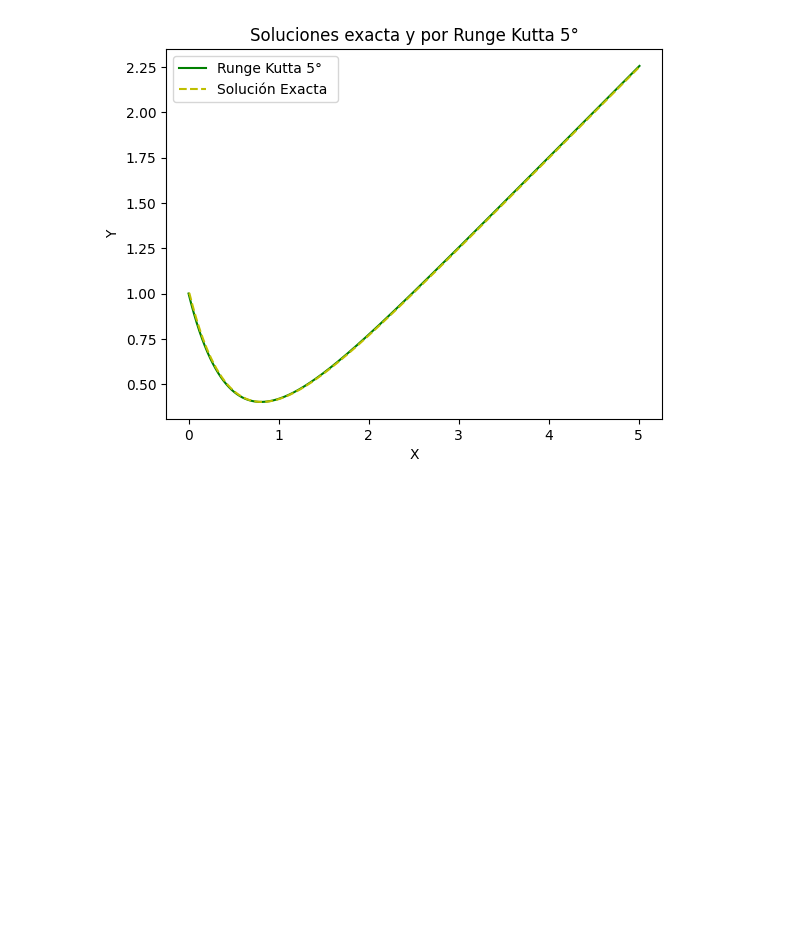
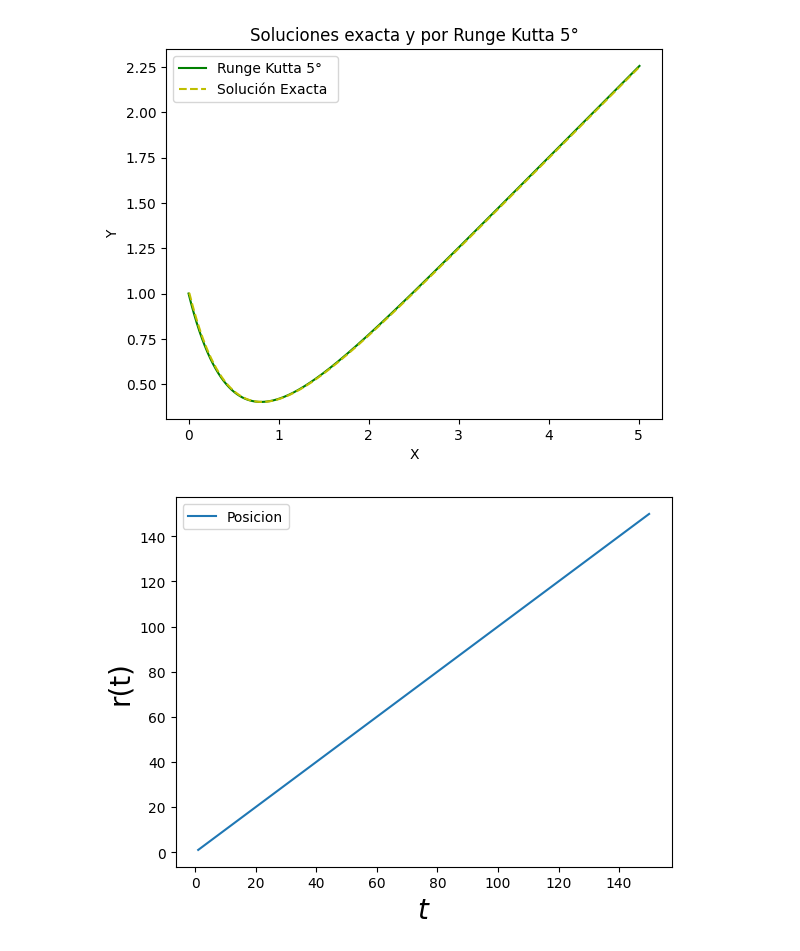
Before and after one commit to ProfRTRD/Proyecto-final, a Jupyter notebook: Proyecto_final.ipynb, the cells around one changed output. Cells and saved outputs as stored; diff of their text form; code cells hidden in the pictures; blank space fills up the shorter version.

```diff
--- a/Proyecto_final.ipynb
+++ b/Proyecto_final.ipynb
@@ -155,24 +155,28 @@ def phi(a,b,c,d,e):
   A = (7*a + 32*b + 12*c + 32*d + 7*e)/90
   return A
 
-def f(t,p1,p2,q1,q2):
-  return p2
+def pos1(t,p1,p2,q1,q2):
+  return p1/m1
 
-def g(t,p1,p2,q1,q2):
-  return p1
+def pos2(t,p1,p2,q1,q2):
+  return p2/m2
 
-def l(t,p1,p2,q1,q2):
-  return q1
+def en1(t,p1,p2,q1,q2):
+  return v_0*((-np.exp(-q1/d)/d)+np.exp((q1-q2)/d)/d)
 
-def k(t,p1,p2,q1,q2):
-  return q2
+def en2(t,p1,p2,q1,q2):
+  return v_0*((-np.exp(q2/d)/d)-np.exp((q1-q2)/d)/d)
 
 p1=1
 p2=1
-q1 = 1
-q2 = 1
+q1 = 0.001
+q2 = 0.001
+v_0=1
+m1=1
+m2=1
+d=1
 t=0
-h=0.001
+h=0.01
 T = [t]
 P1 = [p1]
 P2 = [p2] #Guardara los valores para graficarlos
@@ -180,58 +184,67 @@ Q1 = [q1]
 Q2 = [q2]
 
 while t <= 5:
-  k_1p1 = f(t,p1,p2,q1,q2)
-  k_1p2 = g(t,p1,p2,q1,q2)
-  k_1q1 = l(t,p1,p2,q1,q2)
-  k_1q2 = k(t,p1,p2,q1,q2)
+  k_1p1 = pos1(t,p1,p2,q1,q2)
+  k_1p2 = pos2(t,p1,p2,q1,q2)
+  k_1q1 = en1(t,p1,p2,q1,q2)
+  k_1q2 = en2(t,p1,p2,q1,q2)
 
-  k_2p1 = f(t + 0.25*h, p1 + 0.25*k_1p1*h , p2 + 0.25*k_1p1*h, q1+0.25*k_1p1*h, q2 + 0.25*k_1p1*h)
-  k_2p2 = g(t + 0.25*h, p1 + 0.25*k_1p1*h , p2 + 0.25*k_1p1*h, q1+0.25*k_1p1*h, q2 + 0.25*k_1p1*h)
-  k_2q1 = l(t + 0.25*h, p1 + 0.25*k_1p1*h , p2 + 0.25*k_1p1*h, q1+0.25*k_1p1*h, q2 + 0.25*k_1p1*h)
-  k_2q2 = k(t + 0.25*h, p1 + 0.25*k_1p1*h , p2 + 0.25*k_1p1*h, q1+0.25*k_1p1*h, q2 + 0.25*k_1p1*h)
+  k_2p1 = pos1(t + 0.25*h, p1 + 0.25*k_1p1*h , p2 + 0.25*k_1p1*h, q1+0.25*k_1p1*h, q2 + 0.25*k_1p1*h)
+  k_2p2 = pos2(t + 0.25*h, p1 + 0.25*k_1p1*h , p2 + 0.25*k_1p1*h, q1+0.25*k_1p1*h, q2 + 0.25*k_1p1*h)
+  k_2q1 = en1(t + 0.25*h, p1 + 0.25*k_1p1*h , p2 + 0.25*k_1p1*h, q1+0.25*k_1p1*h, q2 + 0.25*k_1p1*h)
+  k_2q2 = en2(t + 0.25*h, p1 + 0.25*k_1p1*h , p2 + 0.25*k_1p1*h, q1+0.25*k_1p1*h, q2 + 0.25*k_1p1*h)
 
-  k_3p1 = f(t + 0.25*h, p1 + 0.125*k_1p1*h + 0.125*k_2p1*h , p2 + 0.125*k_1p2*h + 0.125*k_2p2*h, q1 + 0.125*k_1q1*h + 0.125*k_2q1*h , q2 + 0.125*k_1q2*h + 0.125*k_2q2*h)
-  k_3p2 = g(t + 0.25*h, p1 + 0.125*k_1p1*h + 0.125*k_2p1*h , p2 + 0.125*k_1p2*h + 0.125*k_2p2*h, q1 + 0.125*k_1q1*h + 0.125*k_2q1*h , q2 + 0.125*k_1q2*h + 0.125*k_2q2*h)
-  k_3q1 = l(t + 0.25*h, p1 + 0.125*k_1p1*h + 0.125*k_2p1*h , p2 + 0.125*k_1p2*h + 0.125*k_2p2*h, q1 + 0.125*k_1q1*h + 0.125*k_2q1*h , q2 + 0.125*k_1q2*h + 0.125*k_2q2*h)
-  k_3q2 = k(t + 0.25*h, p1 + 0.125*k_1p1*h + 0.125*k_2p1*h , p2 + 0.125*k_1p2*h + 0.125*k_2p2*h, q1 + 0.125*k_1q1*h + 0.125*k_2q1*h , q2 + 0.125*k_1q2*h + 0.125*k_2q2*h)
+  k_3p1 = pos1(t + 0.25*h, p1 + 0.125*k_1p1*h + 0.125*k_2p1*h , p2 + 0.125*k_1p2*h + 0.125*k_2p2*h, q1 + 0.125*k_1q1*h + 0.125*k_2q1*h , q2 + 0.125*k_1q2*h + 0.125*k_2q2*h)
+  k_3p2 = pos2(t + 0.25*h, p1 + 0.125*k_1p1*h + 0.125*k_2p1*h , p2 + 0.125*k_1p2*h + 0.125*k_2p2*h, q1 + 0.125*k_1q1*h + 0.125*k_2q1*h , q2 + 0.125*k_1q2*h + 0.125*k_2q2*h)
+  k_3q1 = en1(t + 0.25*h, p1 + 0.125*k_1p1*h + 0.125*k_2p1*h , p2 + 0.125*k_1p2*h + 0.125*k_2p2*h, q1 + 0.125*k_1q1*h + 0.125*k_2q1*h , q2 + 0.125*k_1q2*h + 0.125*k_2q2*h)
+  k_3q2 = en2(t + 0.25*h, p1 + 0.125*k_1p1*h + 0.125*k_2p1*h , p2 + 0.125*k_1p2*h + 0.125*k_2p2*h, q1 + 0.125*k_1q1*h + 0.125*k_2q1*h , q2 + 0.125*k_1q2*h + 0.125*k_2q2*h)
 
-  k_4p1 = f(t + 0.5*h, p1 - 0.5*k_2p1*h + k_3p1*h , p2 - 0.5*k_2p2*h + k_3p2*h, q1 - 0.5*k_2q1*h + k_3q1*h , q2 - 0.5*k_2q2*h + k_3q2*h)
-  k_4p2 = g(t + 0.5*h, p1 - 0.5*k_2p1*h + k_3p1*h , p2 - 0.5*k_2p2*h + k_3p2*h, q1 - 0.5*k_2q1*h + k_3q1*h , q2 - 0.5*k_2q2*h + k_3q2*h)
-  k_4q1 = l(t + 0.5*h, p1 - 0.5*k_2p1*h + k_3p1*h , p2 - 0.5*k_2p2*h + k_3p2*h, q1 - 0.5*k_2q1*h + k_3q1*h , q2 - 0.5*k_2q2*h + k_3q2*h)
-  k_4q2 = k(t + 0.5*h, p1 - 0.5*k_2p1*h + k_3p1*h , p2 - 0.5*k_2p2*h + k_3p2*h, q1 - 0.5*k_2q1*h + k_3q1*h , q2 - 0.5*k_2q2*h + k_3q2*h)
+  k_4p1 = pos1(t + 0.5*h, p1 - 0.5*k_2p1*h + k_3p1*h , p2 - 0.5*k_2p2*h + k_3p2*h, q1 - 0.5*k_2q1*h + k_3q1*h , q2 - 0.5*k_2q2*h + k_3q2*h)
+  k_4p2 = pos2(t + 0.5*h, p1 - 0.5*k_2p1*h + k_3p1*h , p2 - 0.5*k_2p2*h + k_3p2*h, q1 - 0.5*k_2q1*h + k_3q1*h , q2 - 0.5*k_2q2*h + k_3q2*h)
+  k_4q1 = en1(t + 0.5*h, p1 - 0.5*k_2p1*h + k_3p1*h , p2 - 0.5*k_2p2*h + k_3p2*h, q1 - 0.5*k_2q1*h + k_3q1*h , q2 - 0.5*k_2q2*h + k_3q2*h)
+  k_4q2 = en2(t + 0.5*h, p1 - 0.5*k_2p1*h + k_3p1*h , p2 - 0.5*k_2p2*h + k_3p2*h, q1 - 0.5*k_2q1*h + k_3q1*h , q2 - 0.5*k_2q2*h + k_3q2*h)
 
-  k_5p1 = f(t + 0.75*h, p1 + (3/16)*k_1p1*h + (9/16)*k_4p1*h , p2 + (3/16)*k_1p2*h + (9/16)*k_4p2*h, q1 + (3/16)*k_1q1*h + (9/16)*k_4q1*h , q2 + (3/16)*k_1q2*h + (9/16)*k_4q2*h)
-  k_5p2 = g(t + 0.75*h, p1 + (3/16)*k_1p1*h + (9/16)*k_4p1*h , p2 + (3/16)*k_1p2*h + (9/16)*k_4p2*h, q1 + (3/16)*k_1q1*h + (9/16)*k_4q1*h , q2 + (3/16)*k_1q2*h + (9/16)*k_4q2*h)
-  k_5q1 = l(t + 0.75*h, p1 + (3/16)*k_1p1*h + (9/16)*k_4p1*h , p2 + (3/16)*k_1p2*h + (9/16)*k_4p2*h, q1 + (3/16)*k_1q1*h + (9/16)*k_4q1*h , q2 + (3/16)*k_1q2*h + (9/16)*k_4q2*h)
-  k_5q2 = k(t + 0.75*h, p1 + (3/16)*k_1p1*h + (9/16)*k_4p1*h , p2 + (3/16)*k_1p2*h + (9/16)*k_4p2*h, q1 + (3/16)*k_1q1*h + (9/16)*k_4q1*h , q2 + (3/16)*k_1q2*h + (9/16)*k_4q2*h)
+  k_5p1 = pos1(t + 0.75*h, p1 + (3/16)*k_1p1*h + (9/16)*k_4p1*h , p2 + (3/16)*k_1p2*h + (9/16)*k_4p2*h, q1 + (3/16)*k_1q1*h + (9/16)*k_4q1*h , q2 + (3/16)*k_1q2*h + (9/16)*k_4q2*h)
+  k_5p2 = pos2(t + 0.75*h, p1 + (3/16)*k_1p1*h + (9/16)*k_4p1*h , p2 + (3/16)*k_1p2*h + (9/16)*k_4p2*h, q1 + (3/16)*k_1q1*h + (9/16)*k_4q1*h , q2 + (3/16)*k_1q2*h + (9/16)*k_4q2*h)
+  k_5q1 = en1(t + 0.75*h, p1 + (3/16)*k_1p1*h + (9/16)*k_4p1*h , p2 + (3/16)*k_1p2*h + (9/16)*k_4p2*h, q1 + (3/16)*k_1q1*h + (9/16)*k_4q1*h , q2 + (3/16)*k_1q2*h + (9/16)*k_4q2*h)
+  k_5q2 = en2(t + 0.75*h, p1 + (3/16)*k_1p1*h + (9/16)*k_4p1*h , p2 + (3/16)*k_1p2*h + (9/16)*k_4p2*h, q1 + (3/16)*k_1q1*h + (9/16)*k_4q1*h , q2 + (3/16)*k_1q2*h + (9/16)*k_4q2*h)
 
-  k_6p1 = f(t + h, p1 - (3/7)*k_1p1*h + (2/7)*k_2p1*h + (12/7)*k_3p1 * h - (12/7)*k_4p1*h + (8/7)*k_5p1*h
+  k_6p1 = pos1(t + h, p1 - (3/7)*k_1p1*h + (2/7)*k_2p1*h + (12/7)*k_3p1 * h - (12/7)*k_4p1*h + (8/7)*k_5p1*h
            , p2 - (3/7)*k_1p2*h + (2/7)*k_2p2*h + (12/7)*k_3p2 * h - (12/7)*k_4p2*h + (8/7)*k_5p2*h
             , q1 - (3/7)*k_1q1*h + (2/7)*k_2q1*h + (12/7)*k_3q1 * h - (12/7)*k_4q1*h + (8/7)*k_5q1*h
             , q2 - (3/7)*k_1q1*h + (2/7)*k_2q2*h + (12/7)*k_3q2 * h - (12/7)*k_4q2*h + (8/7)*k_5q2*h)
 
-  k_6p2 = g(t + h, p1 - (3/7)*k_1p1*h + (2/7)*k_2p1*h + (12/7)*k_3p1 * h - (12/7)*k_4p1*h + (8/7)*k_5p1*h
+  k_6p2 = pos2(t + h, p1 - (3/7)*k_1p1*h + (2/7)*k_2p1*h + (12/7)*k_3p1 * h - (12/7)*k_4p1*h + (8/7)*k_5p1*h
            , p2 - (3/7)*k_1p2*h + (2/7)*k_2p2*h + (12/7)*k_3p2 * h - (12/7)*k_4p2*h + (8/7)*k_5p2*h
             , q1 - (3/7)*k_1q1*h + (2/7)*k_2q1*h + (12/7)*k_3q1 * h - (12/7)*k_4q1*h + (8/7)*k_5q1*h
             , q2 - (3/7)*k_1q1*h + (2/7)*k_2q2*h + (12/7)*k_3q2 * h - (12/7)*k_4q2*h + (8/7)*k_5q2*h)
 
-  k_6q1 = l(t + h, p1 - (3/7)*k_1p1*h + (2/7)*k_2p1*h + (12/7)*k_3p1 * h - (12/7)*k_4p1*h + (8/7)*k_5p1*h
+  k_6q1 = en1(t + h, p1 - (3/7)*k_1p1*h + (2/7)*k_2p1*h + (12/7)*k_3p1 * h - (12/7)*k_4p1*h + (8/7)*k_5p1*h
            , p2 - (3/7)*k_1p2*h + (2/7)*k_2p2*h + (12/7)*k_3p2 * h - (12/7)*k_4p2*h + (8/7)*k_5p2*h
             , q1 - (3/7)*k_1q1*h + (2/7)*k_2q1*h + (12/7)*k_3q1 * h - (12/7)*k_4q1*h + (8/7)*k_5q1*h
             , q2 - (3/7)*k_1q1*h + (2/7)*k_2q2*h + (12/7)*k_3q2 * h - (12/7)*k_4q2*h + (8/7)*k_5q2*h)
 
-  k_6q2 = k(t + h, p1 - (3/7)*k_1p1*h + (2/7)*k_2p1*h + (12/7)*k_3p1 * h - (12/7)*k_4p1*h + (8/7)*k_5p1*h
+  k_6q2 = en2(t + h, p1 - (3/7)*k_1p1*h + (2/7)*k_2p1*h + (12/7)*k_3p1 * h - (12/7)*k_4p1*h + (8/7)*k_5p1*h
            , p2 - (3/7)*k_1p2*h + (2/7)*k_2p2*h + (12/7)*k_3p2 * h - (12/7)*k_4p2*h + (8/7)*k_5p2*h
             , q1 - (3/7)*k_1q1*h + (2/7)*k_2q1*h + (12/7)*k_3q1 * h - (12/7)*k_4q1*h + (8/7)*k_5q1*h
             , q2 - (3/7)*k_1q1*h + (2/7)*k_2q2*h + (12/7)*k_3q2 * h - (12/7)*k_4q2*h + (8/7)*k_5q2*h)
 
   p1 += phi(k_1p1,k_3p1,k_4p1,k_5p1,k_6p1) * h
   p2 += phi(k_1p2,k_3p2,k_4p2,k_5p2,k_6p2) * h
   q1 += phi(k_1q1,k_3q1,k_4q1,k_5q1,k_6q1) * h
   q2 += phi(k_1q2,k_3q2,k_4q2,k_5q2,k_6q2) * h
   t += h
   T.append(t)
   P1.append(p1)
   P2.append(p2)
   Q1.append(q1)
   Q2.append(q2)
+
+#Graficar P1 vs P2
+plt.plot(P1,P2,label='Posicion')
+plt.legend(loc='upper left')
+plt.xlabel('$t$',size=20)
+plt.ylabel('r(t)',size=20)
+plt.show()
+# %% [output]
+[figure, added]
```
